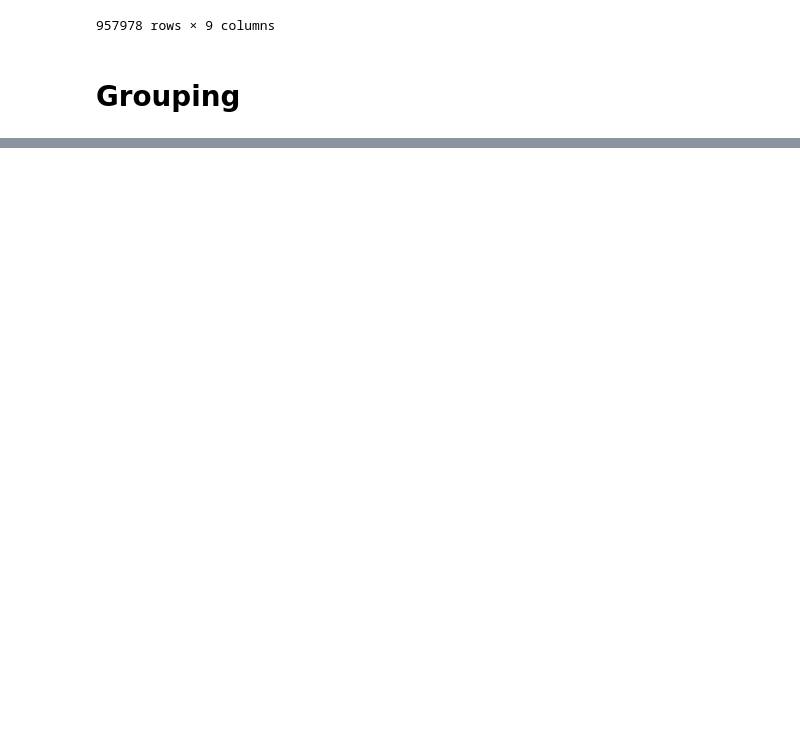
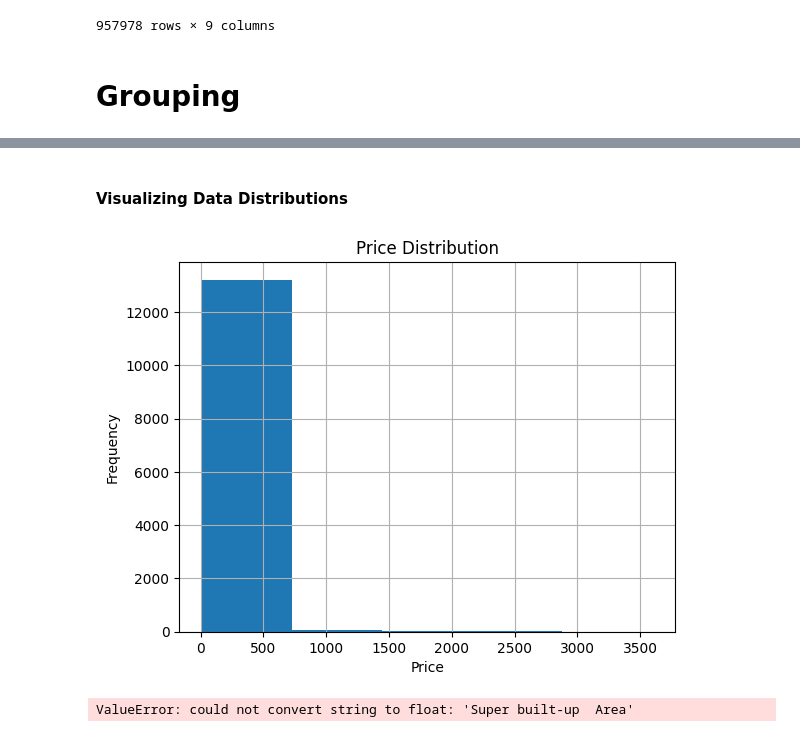
Before and after one commit to SarveshNaik1010/Semester_3, a Jupyter notebook: Data Science/Assignment_2.ipynb, the cells around one changed output, grey strips where cells are left out. Drawn from its saved outputs; the diff is of its cells as text; code cells hidden in the pictures; blank space fills up the shorter version.

```diff
--- a/Data Science/Assignment_2.ipynb
+++ b/Data Science/Assignment_2.ipynb
@@ -177,0 +218,20 @@ pd.concat([newBengaluruHouseData, newHouses], axis=0)
+# %% [markdown]
+#### Visualizing Data Distributions
+# %%
+# Plot histogram of the 'Price' column
+import matplotlib.pyplot as plt
+
+newBengaluruHouseData['price'].hist(bins=5)
+plt.title('Price Distribution')
+plt.xlabel('Price')
+plt.ylabel('Frequency')
+plt.show()
+# %% [output]
+[figure, added]
+# %%
+# Identify Patterns and Insights
+print("Correlation Matrix:\n", newBengaluruHouseData.corr("kendall")) # Correlation
+
+print(newBengaluruHouseData['Category'].value_counts()) # Vlaue Counts
+# %% [output]
+ValueError: could not convert string to float: 'Super built-up  Area'
```
Also changed, not shown: parts of 13 cells of this notebook, 1 other file.
